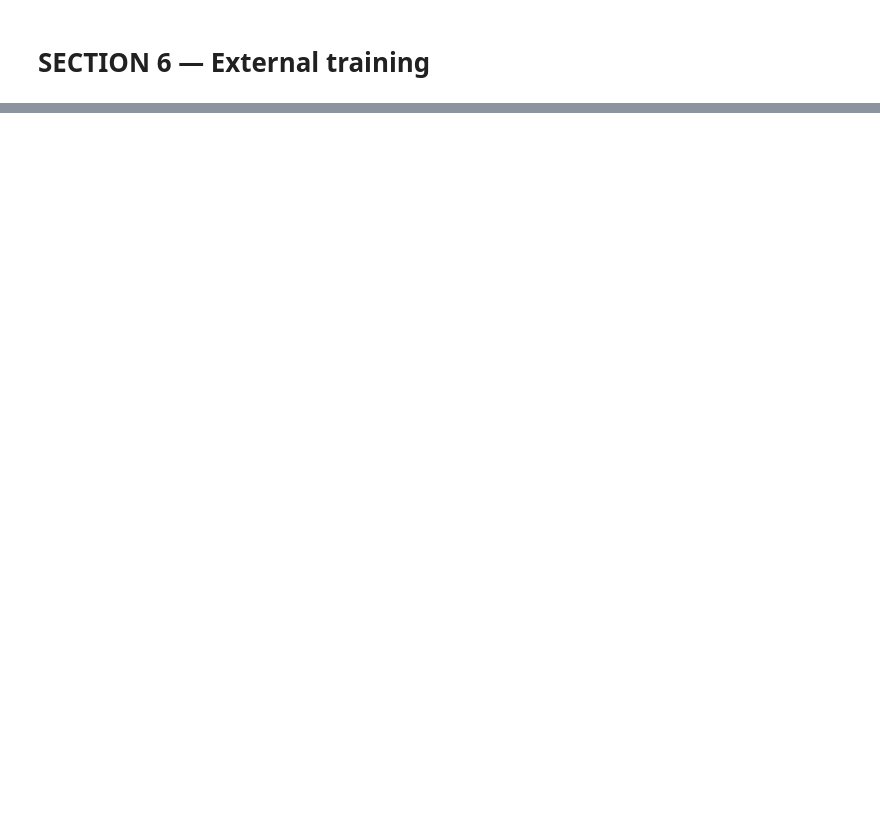
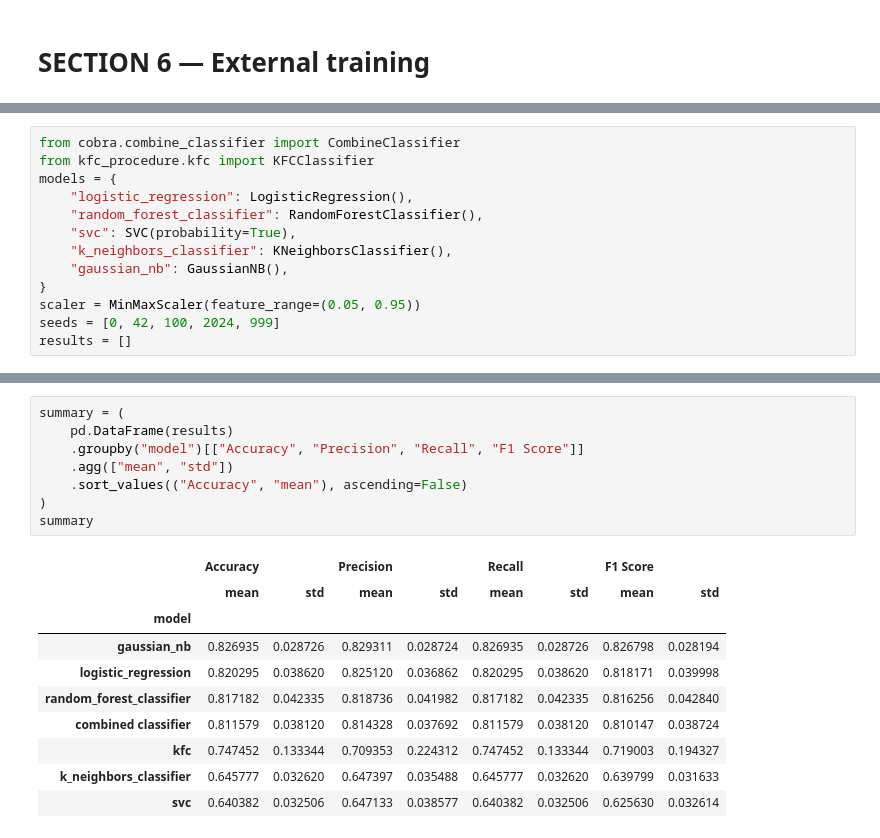
Before and after one commit to Ougi3ay/kfc-procedure, a Jupyter notebook: notebooks/experiments/classification/01_heart_disease.ipynb, the cells around one changed output, grey strips where cells are left out. Saved outputs shown, nothing was run; the diff lists cells and outputs as text; blank space fills up the shorter version.

```diff
--- a/notebooks/experiments/classification/01_heart_disease.ipynb
+++ b/notebooks/experiments/classification/01_heart_disease.ipynb
@@ -266,0 +389,13 @@ metrics_combine
+# %%
+from cobra.combine_classifier import CombineClassifier
+from kfc_procedure.kfc import KFCClassifier
+models = {
+    "logistic_regression": LogisticRegression(),
+    "random_forest_classifier": RandomForestClassifier(),
+    "svc": SVC(probability=True),
+    "k_neighbors_classifier": KNeighborsClassifier(),
+    "gaussian_nb": GaussianNB(),
+}
+scaler = MinMaxScaler(feature_range=(0.05, 0.95))
+seeds = [0, 42, 100, 2024, 999]
+results = []
@@ -266,0 +491,19 @@ metrics_combine
+# %%
+summary = (
+    pd.DataFrame(results)
+    .groupby("model")[["Accuracy", "Precision", "Recall", "F1 Score"]]
+    .agg(["mean", "std"])
+    .sort_values(("Accuracy", "mean"), ascending=False)
+)
+summary
+# %% [output]
+|  | Accuracy |  | Precision |  | Recall |  | F1 Score |  |
+|  | mean | std | mean | std | mean | std | mean | std |
+| model |  |  |  |  |  |  |  |  |
+| gaussian_nb | 0.826935 | 0.028726 | 0.829311 | 0.028724 | 0.826935 | 0.028726 | 0.826798 | 0.028194 |
+| logistic_regression | 0.820295 | 0.038620 | 0.825120 | 0.036862 | 0.820295 | 0.038620 | 0.818171 | 0.039998 |
+| random_forest_classifier | 0.817182 | 0.042335 | 0.818736 | 0.041982 | 0.817182 | 0.042335 | 0.816256 | 0.042840 |
+| combined classifier | 0.811579 | 0.038120 | 0.814328 | 0.037692 | 0.811579 | 0.038120 | 0.810147 | 0.038724 |
+| kfc | 0.747452 | 0.133344 | 0.709353 | 0.224312 | 0.747452 | 0.133344 | 0.719003 | 0.194327 |
+| k_neighbors_classifier | 0.645777 | 0.032620 | 0.647397 | 0.035488 | 0.645777 | 0.032620 | 0.639799 | 0.031633 |
+| svc | 0.640382 | 0.032506 | 0.647133 | 0.038577 | 0.640382 | 0.032506 | 0.625630 | 0.032614 |
```
Also changed, not shown: parts of 17 cells of this notebook, 11 other files.
